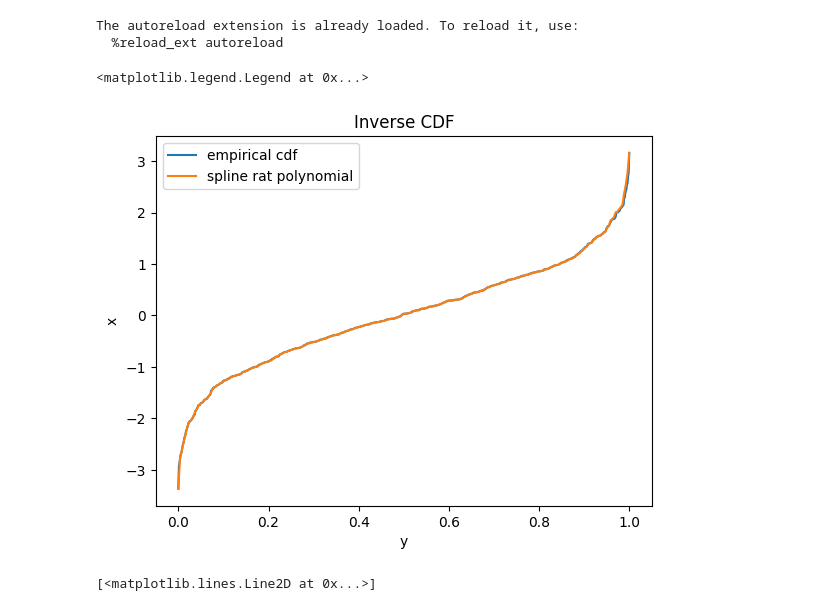
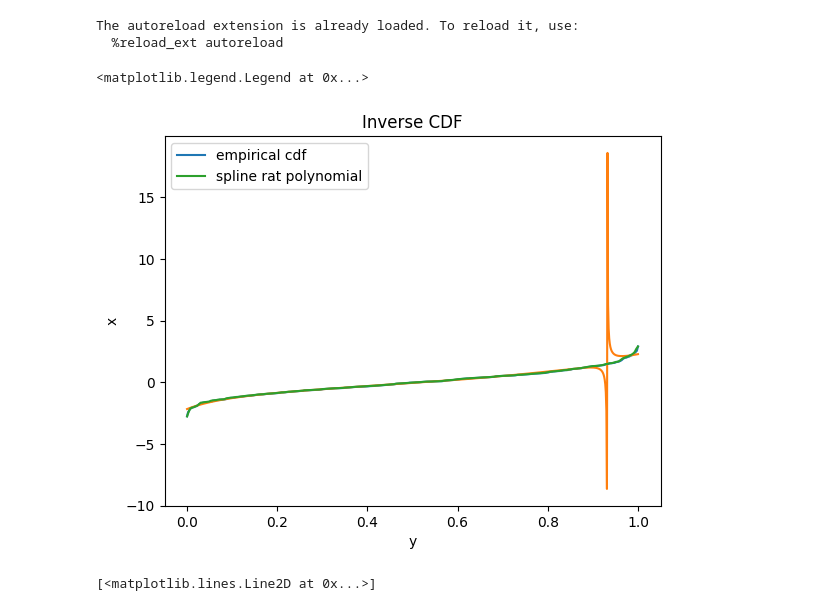
Before and after one commit to luca-pernigo/ThesisKernelMethods, a Jupyter notebook: TestPoly.ipynb, the cells around one changed output. Saved outputs shown, nothing was run; the diff lists cells and outputs as text; code cells hidden in the pictures.

```diff
--- a/TestPoly.ipynb
+++ b/TestPoly.ipynb
@@ -17,15 +17,15 @@ fit=polyfit(y,beta_rat_polyfit(y, np.sort(x), order=3))
 _,y_sub,fit_spl_rpol=spl_polyfit(x,y)
 # %%
 plt.plot(y, np.sort(x), label="empirical cdf")
-# plt.plot(y, fit)
+plt.plot(y, fit)
 plt.plot(y_sub, fit_spl_rpol, label="spline rat polynomial")
 plt.xlabel("y")
 plt.ylabel("x")
 plt.title("Inverse CDF")
 plt.legend()
 # %% [output]
 <matplotlib.legend.Legend at 0x...>
-[figure, old version]
+[figure, new version]
 # %%
 # checking correctness with example at https://www.originlab.com/doc/Tutorials/RationalFunc-InitialParameter
 daat=[-1.5,	1.13173,
```
Also changed, not shown: 6 other files.
